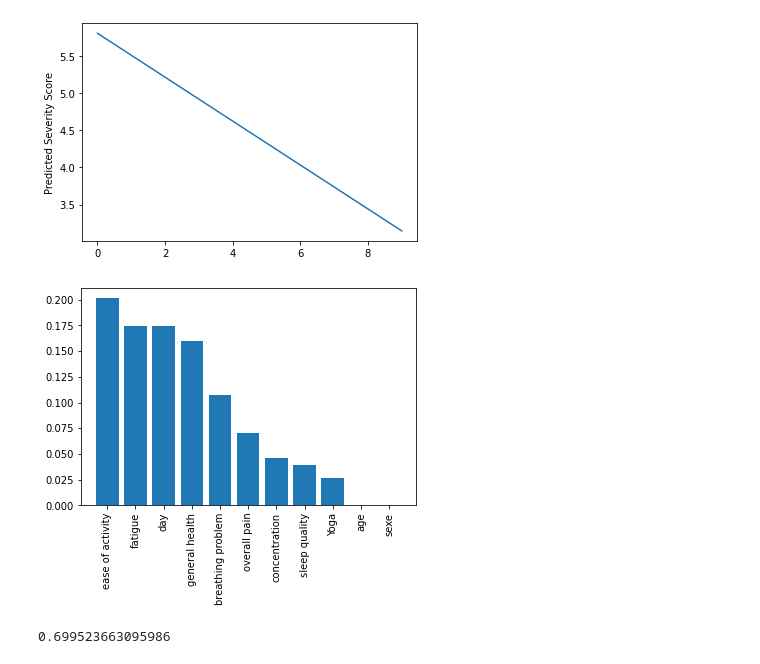
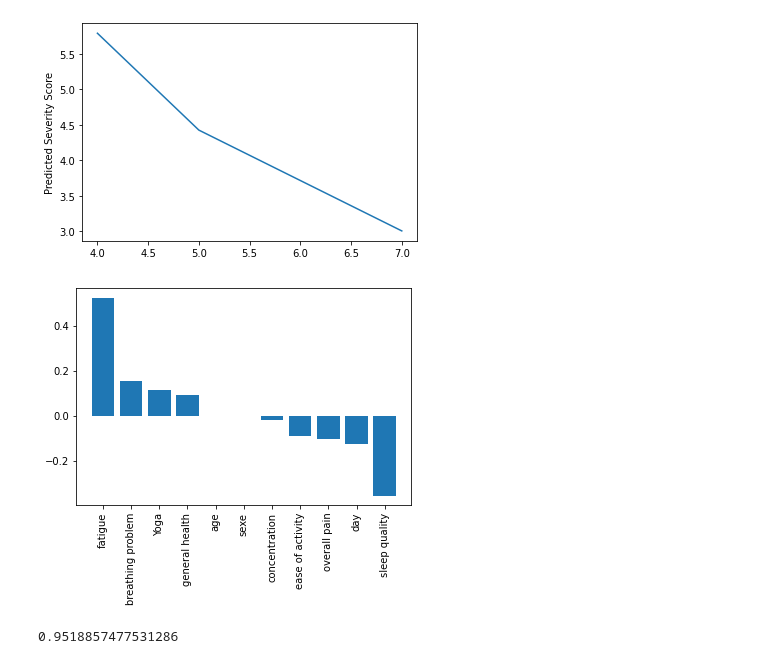
Before and after one commit to jules20022000/Notebook-Atreon, a Jupyter notebook: User predictions and features .ipynb, the cells around one changed output. Drawn from its saved outputs; the diff is of its cells as text; code cells hidden in the pictures.

```diff
--- a/User predictions and features .ipynb
+++ b/User predictions and features .ipynb
@@ -60,5 +88,6 @@ print(y_train)
 # %%
-model = RandomForestRegressor(n_estimators=200, max_depth=3, max_features=4, random_state=rs_const, n_jobs=-1)
+#model = RandomForestRegressor(n_estimators=200, max_depth=3, max_features=4, random_state=rs_const, n_jobs=-1)
+model = linear_model.ElasticNet(alpha=0.01, l1_ratio=0.015, random_state=rs_const, )
 
 model.fit(X_train, y_train)
 
@@ -70,18 +99,18 @@ y_pred_series.plot()
 plt.ylabel("Predicted Severity Score")
 plt.show()
 # %% [output]
-[figure, old version]
+[figure, new version]
 # %%
-importances = model.feature_importances_
+importances = model.coef_
 sorted_index = np.argsort(importances)[::-1]
 x_values = range(len(importances))
 labels = np.array(X_train.columns)[sorted_index]
 plt.bar(x_values, importances[sorted_index], tick_label=labels)
 plt.xticks(rotation=90)
 plt.show()
 # %% [output]
-[figure, old version]
+[figure, new version]
 # %%
 print(model.score(X_test, y_test))
 # %% [output]
-0.699523663095986
+0.9518857477531286
```
Also changed, not shown: parts of 5 cells of this notebook, 1 other file.
